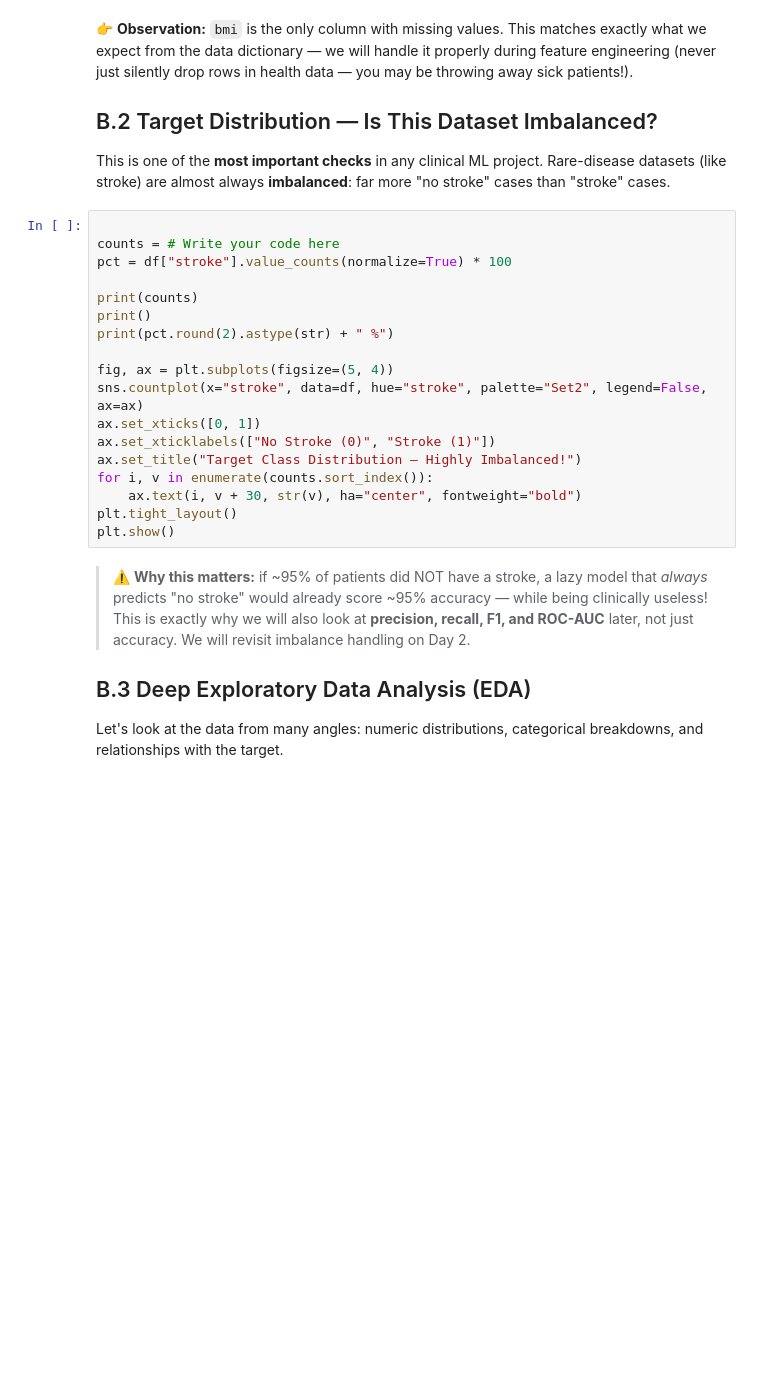
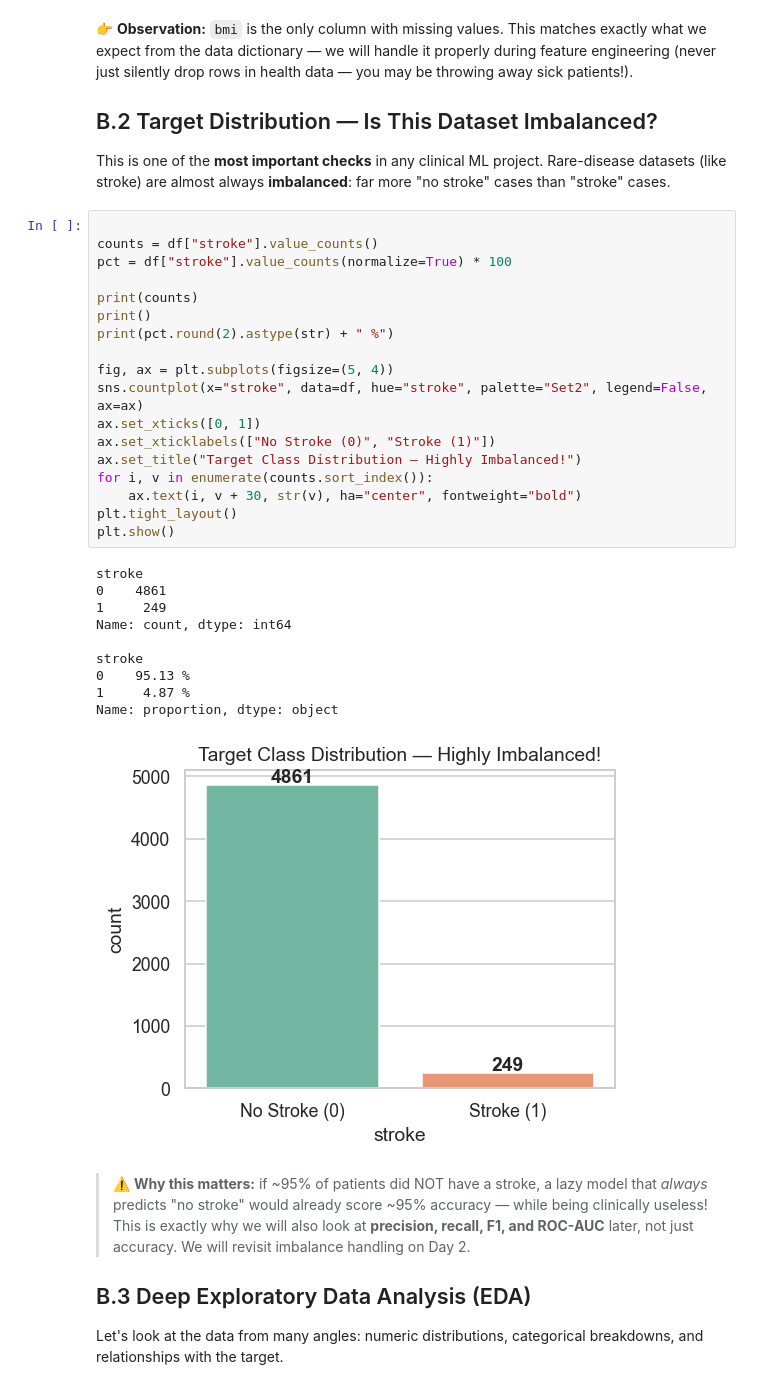
Before and after one commit to kaopanboonyuen/KKU_Biostat_ML_2026s2, a Jupyter notebook: code/Day1_KKU_Biostat_ML.ipynb, the cells around one changed output. Drawn from its saved outputs; the diff is of its cells as text; blank space fills up the shorter version.

```diff
--- a/code/Day1_KKU_Biostat_ML.ipynb
+++ b/code/Day1_KKU_Biostat_ML.ipynb
@@ -328,22 +471,33 @@ pd.DataFrame({"missing_count": missing, "missing_pct(%)": missing_pct})
 This is one of the **most important checks** in any clinical ML project. Rare-disease datasets (like stroke) are almost always **imbalanced**: far more "no stroke" cases than "stroke" cases.
 # %%
 
-counts = # Write your code here
+counts = df["stroke"].value_counts()
 pct = df["stroke"].value_counts(normalize=True) * 100
 
 print(counts)
 print()
 print(pct.round(2).astype(str) + " %")
 
 fig, ax = plt.subplots(figsize=(5, 4))
 sns.countplot(x="stroke", data=df, hue="stroke", palette="Set2", legend=False, ax=ax)
 ax.set_xticks([0, 1])
 ax.set_xticklabels(["No Stroke (0)", "Stroke (1)"])
 ax.set_title("Target Class Distribution — Highly Imbalanced!")
 for i, v in enumerate(counts.sort_index()):
     ax.text(i, v + 30, str(v), ha="center", fontweight="bold")
 plt.tight_layout()
 plt.show()
+# %% [output]
+stroke
+0    4861
+1     249
+Name: count, dtype: int64
+
+stroke
+0    95.13 %
+1     4.87 %
+Name: proportion, dtype: object
+[figure, added]
 # %% [markdown]
 
 > ⚠️ **Why this matters:** if ~95% of patients did NOT have a stroke, a lazy model that *always* predicts "no stroke" would already score ~95% accuracy — while being clinically useless! This is exactly why we will also look at **precision, recall, F1, and ROC-AUC** later, not just accuracy. We will revisit imbalance handling on Day 2.
```
Also changed, not shown: parts of 37 cells of this notebook.
